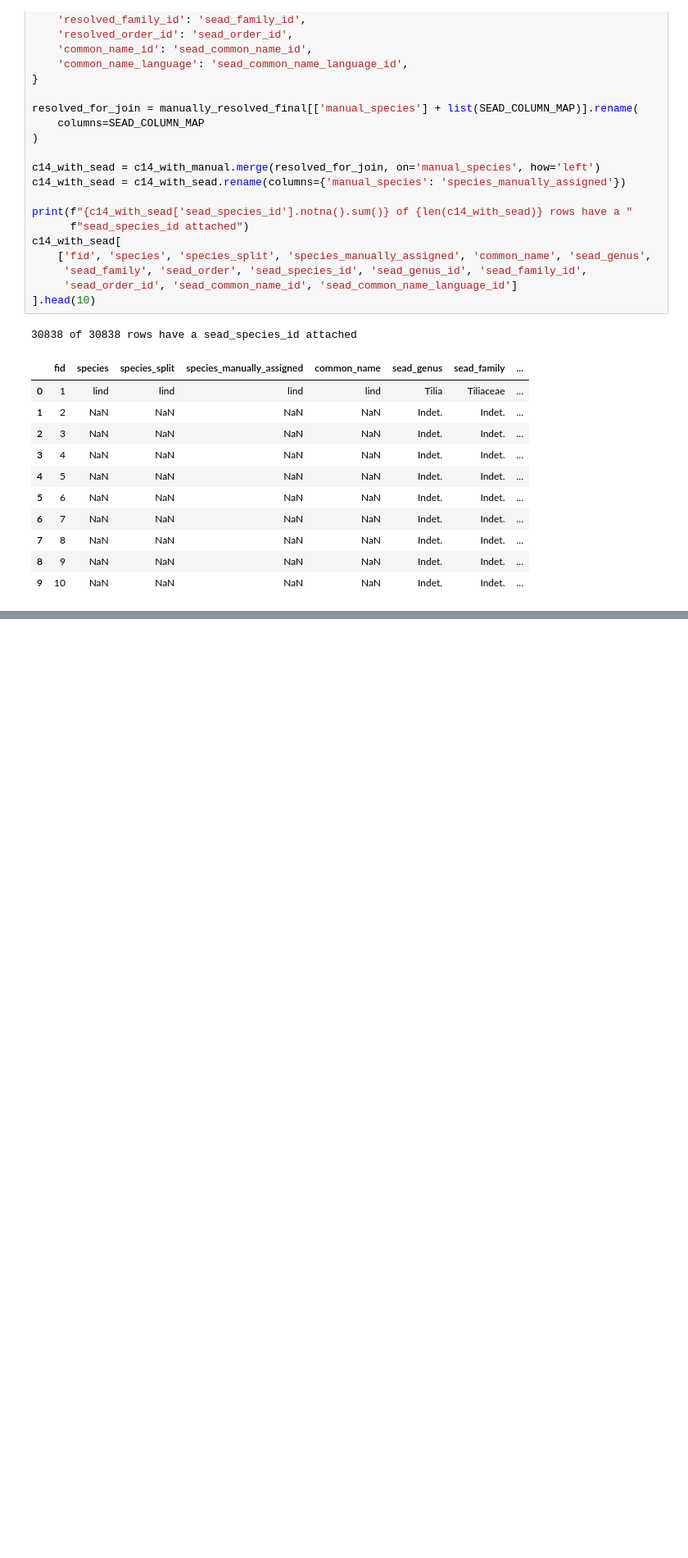
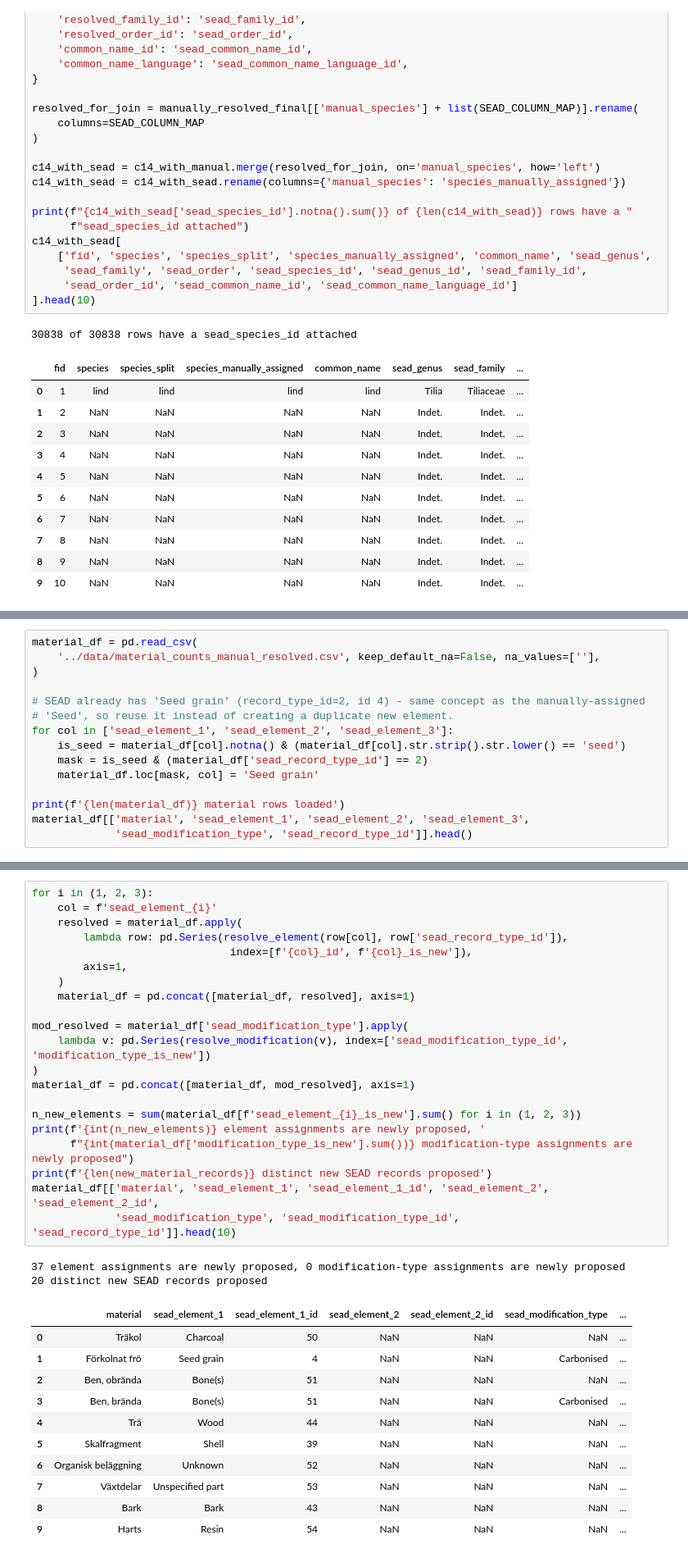
Before and after one commit to Br1CM/sead_strucke_data_cleaning, a Jupyter notebook: notebooks/c14_dataset_tranformation.ipynb, the cells around one changed output, grey strips where cells are left out. Shown at 82% size. Drawn from its saved outputs; the diff is of its cells as text; blank space fills up the shorter version.

Commit message:
melted material and measurements, added sead_ids

```diff
--- a/notebooks/c14_dataset_tranformation.ipynb
+++ b/notebooks/c14_dataset_tranformation.ipynb
@@ -517,0 +538,15 @@ Saved 30838 rows to ..\output\mod_dataset\c14_master_v08_with_sead_taxonomy_v4_3
+# %%
+material_df = pd.read_csv(
+    '../data/material_counts_manual_resolved.csv', keep_default_na=False, na_values=[''],
+)
+
+# SEAD already has 'Seed grain' (record_type_id=2, id 4) - same concept as the manually-assigned
+# 'Seed', so reuse it instead of creating a duplicate new element.
+for col in ['sead_element_1', 'sead_element_2', 'sead_element_3']:
+    is_seed = material_df[col].notna() & (material_df[col].str.strip().str.lower() == 'seed')
+    mask = is_seed & (material_df['sead_record_type_id'] == 2)
+    material_df.loc[mask, col] = 'Seed grain'
+
+print(f'{len(material_df)} material rows loaded')
+material_df[['material', 'sead_element_1', 'sead_element_2', 'sead_element_3',
+             'sead_modification_type', 'sead_record_type_id']].head()
@@ -517,0 +619,35 @@ Saved 30838 rows to ..\output\mod_dataset\c14_master_v08_with_sead_taxonomy_v4_3
+# %%
+for i in (1, 2, 3):
+    col = f'sead_element_{i}'
+    resolved = material_df.apply(
+        lambda row: pd.Series(resolve_element(row[col], row['sead_record_type_id']),
+                               index=[f'{col}_id', f'{col}_is_new']),
+        axis=1,
+    )
+    material_df = pd.concat([material_df, resolved], axis=1)
+
+mod_resolved = material_df['sead_modification_type'].apply(
+    lambda v: pd.Series(resolve_modification(v), index=['sead_modification_type_id', 'modification_type_is_new'])
+)
+material_df = pd.concat([material_df, mod_resolved], axis=1)
+
+n_new_elements = sum(material_df[f'sead_element_{i}_is_new'].sum() for i in (1, 2, 3))
+print(f'{int(n_new_elements)} element assignments are newly proposed, '
+      f"{int(material_df['modification_type_is_new'].sum())} modification-type assignments are newly proposed")
+print(f'{len(new_material_records)} distinct new SEAD records proposed')
+material_df[['material', 'sead_element_1', 'sead_element_1_id', 'sead_element_2', 'sead_element_2_id',
+             'sead_modification_type', 'sead_modification_type_id', 'sead_record_type_id']].head(10)
+# %% [output]
+37 element assignments are newly proposed, 0 modification-type assignments are newly proposed
+20 distinct new SEAD records proposed
+|  | material | sead_element_1 | sead_element_1_id | sead_element_2 | sead_element_2_id | sead_modification_type | ... |
+| 0 | Träkol | Charcoal | 50 | NaN | NaN | NaN | ... |
+| 1 | Förkolnat frö | Seed grain | 4 | NaN | NaN | Carbonised | ... |
+| 2 | Ben, obrända | Bone(s) | 51 | NaN | NaN | NaN | ... |
+| 3 | Ben, brända | Bone(s) | 51 | NaN | NaN | Carbonised | ... |
+| 4 | Trä | Wood | 44 | NaN | NaN | NaN | ... |
+| 5 | Skalfragment | Shell | 39 | NaN | NaN | NaN | ... |
+| 6 | Organisk beläggning | Unknown | 52 | NaN | NaN | NaN | ... |
+| 7 | Växtdelar | Unspecified part | 53 | NaN | NaN | NaN | ... |
+| 8 | Bark | Bark | 43 | NaN | NaN | NaN | ... |
+| 9 | Harts | Resin | 54 | NaN | NaN | NaN | ... |
```
Also changed, not shown: parts of 14 cells of this notebook.
